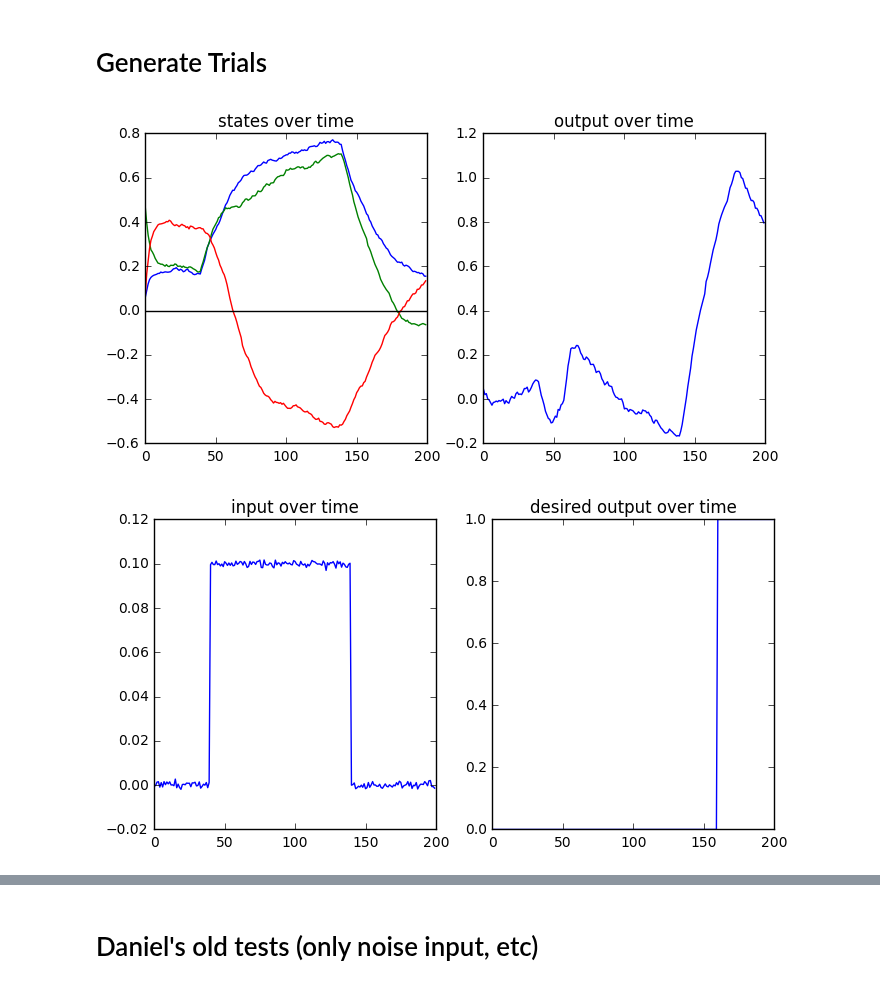
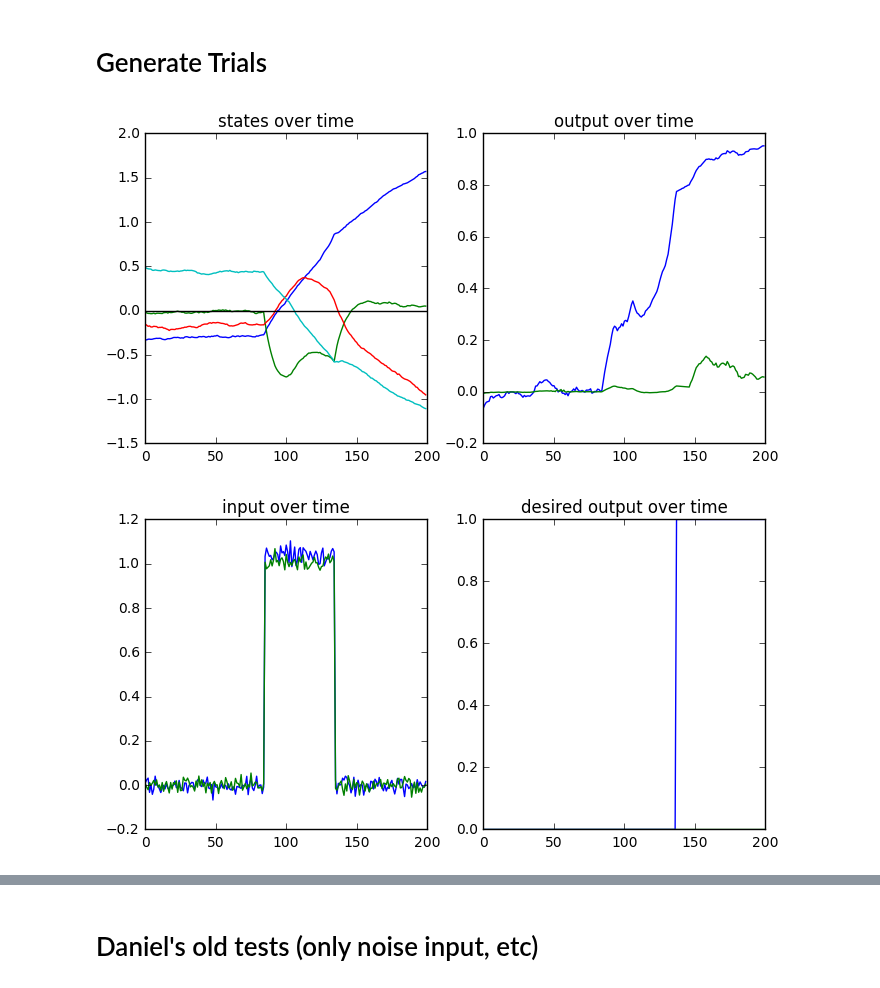
Before and after one commit to davidbrandfonbrener/sisyphus2, a Jupyter notebook: ipython notebooks/RDM analysis.ipynb, the cells around one changed output, grey strips where cells are left out. Saved outputs shown, nothing was run; the diff lists cells and outputs as text; code cells hidden in the pictures.

Commit message:
added better rdm2 task

```diff
--- a/ipython notebooks/RDM analysis.ipynb
+++ b/ipython notebooks/RDM analysis.ipynb
@@ -6,7 +34,7 @@ from sisyphus2.backend import analysis, visualizations, simulation_tools
 from sisyphus2.backend.networks import Model
 from sisyphus2.tasks import task
 # %%
-rdm = task.rdm(stim_noise = 0.001, coherences = [.1], rec_noise = .01, N_rec = 3)
+rdm = task.rdm2(stim_noise = 0.02, coherences = np.linspace(.01, .2, 100), rec_noise = .01, N_rec = 4)
 # %%
 gen = rdm.generate_train_trials()
 # %%
@@ -14,7 +44,7 @@ params = rdm.__dict__
 # %%
 model = Model(params)
 learning_rate = .001
-training_iters = 300000
+training_iters = 1000000
 weights_path = '../weights/rdm_david.npz'
 sess = tf.Session()
 model.train(sess, gen, learning_rate = learning_rate,
@@ -76,34 +80,34 @@ dat = gen.next()
 trial = dat[0][0,:,:]
 result = dat[1][0,:,:]
 # %%
-trial = np.vstack((trial, np.zeros((1000,1))))
+trial = np.vstack((trial, np.zeros((1000,2))))
 # %%
 output,states = sim.run_trial(trial)
 # %%
 plt.figure(figsize=(8,4))
 plt.subplot(1,2,1)
 plt.plot(states[:,0,:])
 plt.axhline(y=0, color='k')
 plt.title("states over time")
 
 plt.subplot(1,2,2)
-plt.plot(output[:,0,0])
+plt.plot(output[:,0,:])
 plt.title("output over time")
 plt.show()
 
 plt.figure(figsize=(8,4))
 plt.subplot(1,2,1)
 plt.plot(trial)
 plt.title("input over time")
 
 plt.subplot(1,2,2)
 plt.plot(result)
 plt.title("desired output over time")
 
 plt.show()
 # %% [output]
-[figure, old version]
+[figure, new version]
-[figure, old version]
+[figure, new version]
 # %%
 analysis.hahnloser_fixed_point(sim, trial)
 # %% [output]
```
Also changed, not shown: parts of 14 cells of this notebook, 2 other files.
